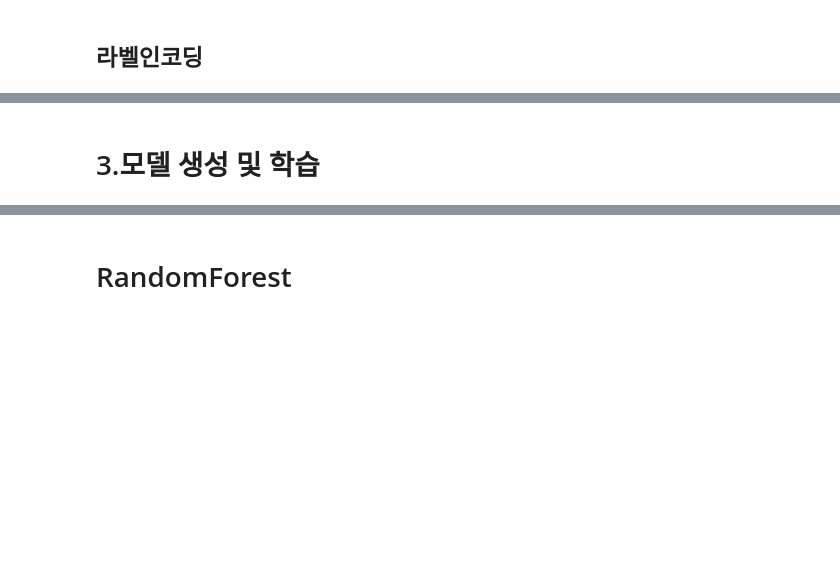
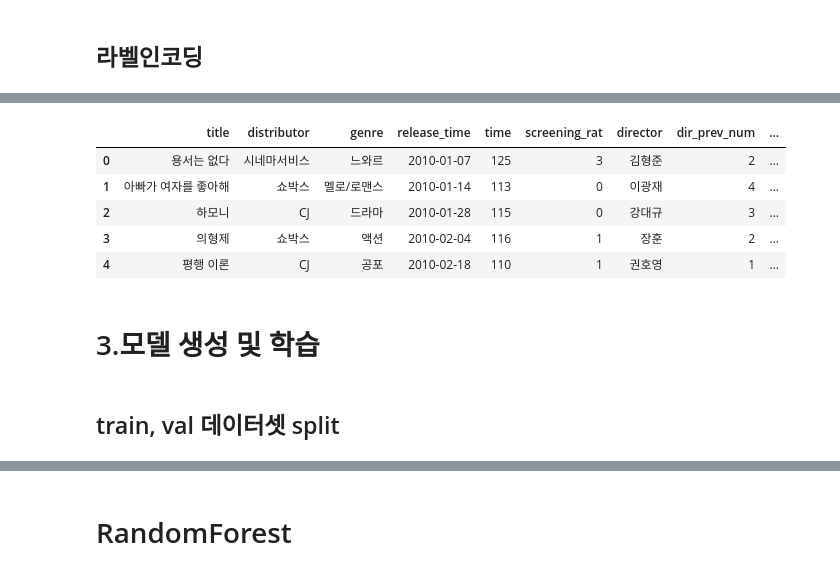
Before and after one commit to Sunnnyyy16/Dacon_study, a Jupyter notebook: dacon_movie/movie_audience.ipynb, the cells around one changed output, grey strips where cells are left out. Saved outputs shown, nothing was run; the diff lists cells and outputs as text; code cells hidden in the pictures; blank space fills up the shorter version.

```diff
--- a/dacon_movie/movie_audience.ipynb
+++ b/dacon_movie/movie_audience.ipynb
@@ -358,2 +415,4 @@ test['distributor'] = test['distributor'].apply(lambda x : func(x))
+# %%
+test = pd.merge(test, tr_nm_rank, how = 'left')
 # %% [markdown]
 ## 라벨인코딩
@@ -380,2 +458,13 @@ test['genre_rank'] = test.genre.map({'뮤지컬' : 1, '다큐멘터리' : 2, '
+# %%
+test.head()
+# %% [output]
+|  | title | distributor | genre | release_time | time | screening_rat | director | dir_prev_num | ... |
+| 0 | 용서는 없다 | 시네마서비스 | 느와르 | 2010-01-07 | 125 | 3 | 김형준 | 2 | ... |
+| 1 | 아빠가 여자를 좋아해 | 쇼박스 | 멜로/로맨스 | 2010-01-14 | 113 | 0 | 이광재 | 4 | ... |
+| 2 | 하모니 | CJ | 드라마 | 2010-01-28 | 115 | 0 | 강대규 | 3 | ... |
+| 3 | 의형제 | 쇼박스 | 액션 | 2010-02-04 | 116 | 1 | 장훈 | 2 | ... |
+| 4 | 평행 이론 | CJ | 공포 | 2010-02-18 | 110 | 1 | 권호영 | 1 | ... |
 # %% [markdown]
 # 3.모델 생성 및 학습
+# %% [markdown]
+## train, val 데이터셋 split
```
Also changed, not shown: parts of 51 cells of this notebook.
